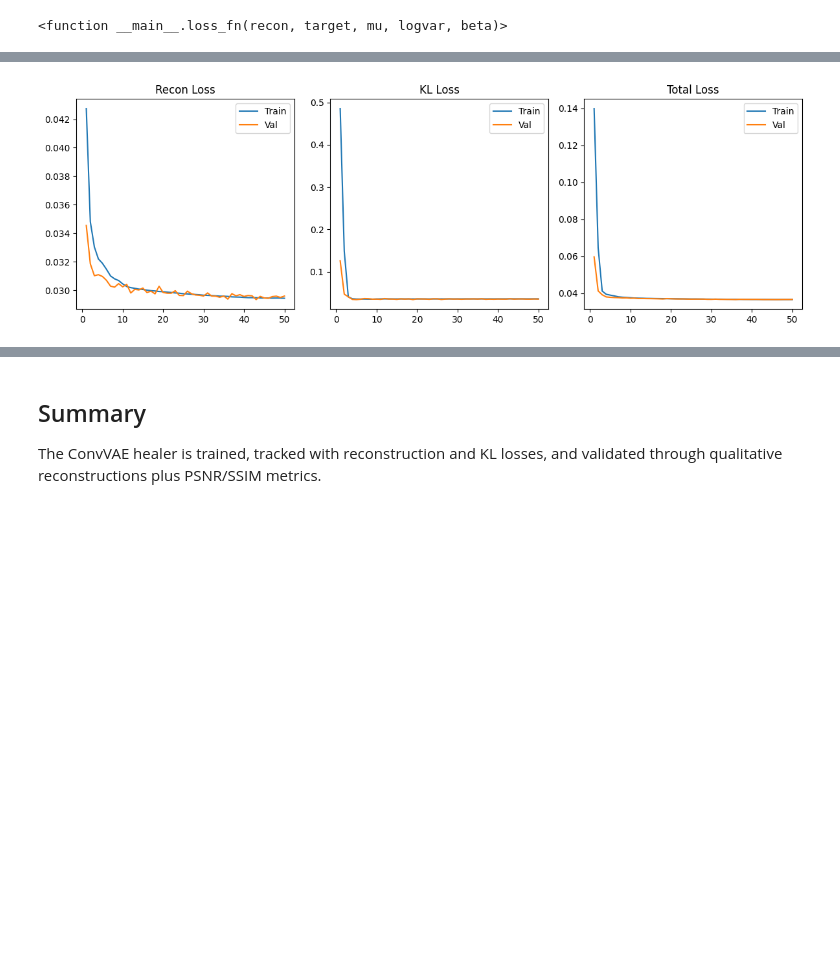
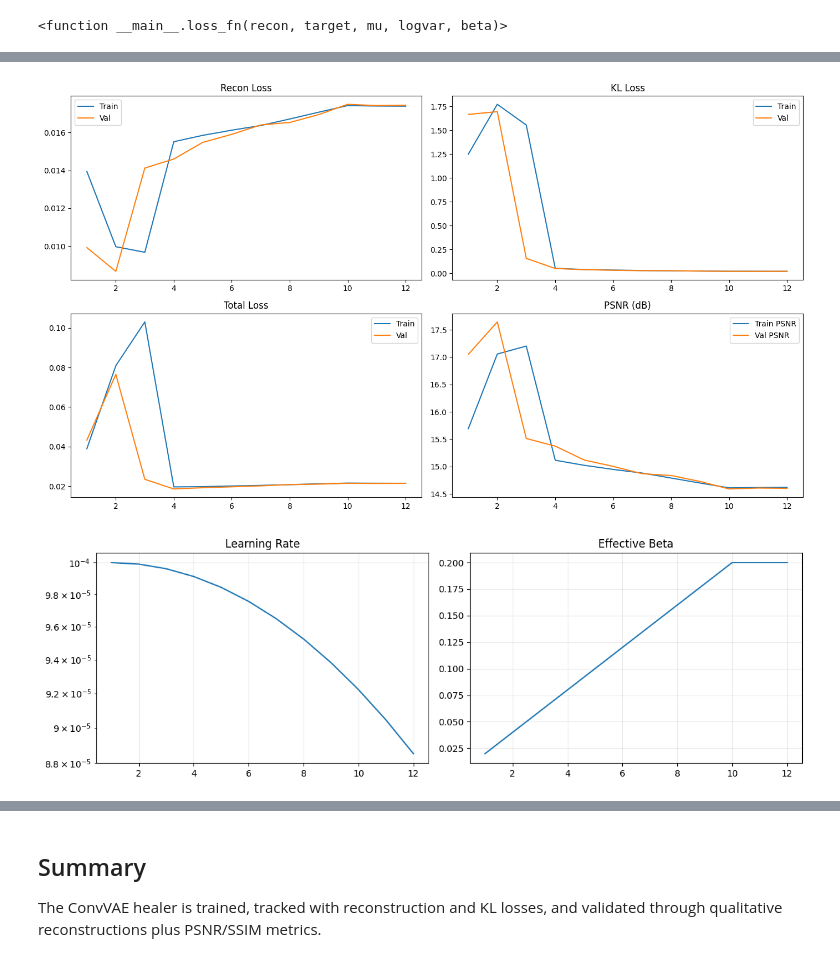
Before and after one commit to RushikeshMasalkar/SelfHealingNN, a Jupyter notebook: notebooks/02_ConvVAE_Training.ipynb, the cells around one changed output, grey strips where cells are left out. Drawn from its saved outputs; the diff is of its cells as text; code cells hidden in the pictures; blank space fills up the shorter version.

Commit message:
Fix evaluation normalization path and update training/eval notebooks

```diff
--- a/notebooks/02_ConvVAE_Training.ipynb
+++ b/notebooks/02_ConvVAE_Training.ipynb
@@ -137,6 +150,8 @@ force_fresh_start = False
 dataset_root = Path(config['dataset']['root'])
 if not dataset_root.is_absolute():
     dataset_root = (project_root / dataset_root).resolve()
+if not dataset_root.exists():
+    raise FileNotFoundError(f'Dataset root not found: {dataset_root}')
 
 checkpoint_dir = project_root / 'models' / 'checkpoints' / 'vae'
 latest_ckpt = checkpoint_dir / 'latest.pt'
@@ -177,6 +192,11 @@ history = train_vae(
     use_amp=use_amp,
     grad_clip_norm=float(config['training'].get('grad_clip_norm', 1.0)),
     denormalize_targets=bool(config['vae'].get('denormalize_targets', True)),
+    beta_schedule=str(config['vae'].get('beta_schedule', 'constant')),
+    beta_warmup_epochs=int(config['vae'].get('beta_warmup_epochs', 10)),
+    early_stop_metric=str(config['training'].get('vae_early_stop_metric', 'val_recon')),
+    recon_loss_type=str(config['vae'].get('recon_loss_type', 'smooth_l1')),
+    huber_delta=float(config['vae'].get('huber_delta', 1.0)),
 )
 
 print(f"Checkpoint directory: {checkpoint_dir}")
@@ -204,27 +224,51 @@ Fresh start forced: False
 # %%
 epochs = range(1, len(history['train_total']) + 1)
-plt.figure(figsize=(12, 4))
-plt.subplot(1, 3, 1)
+plt.figure(figsize=(14, 8))
+
+plt.subplot(2, 2, 1)
 plt.plot(epochs, history['train_recon'], label='Train')
 plt.plot(epochs, history['val_recon'], label='Val')
 plt.title('Recon Loss')
 plt.legend()
 
-plt.subplot(1, 3, 2)
+plt.subplot(2, 2, 2)
 plt.plot(epochs, history['train_kl'], label='Train')
 plt.plot(epochs, history['val_kl'], label='Val')
 plt.title('KL Loss')
 plt.legend()
 
-plt.subplot(1, 3, 3)
+plt.subplot(2, 2, 3)
 plt.plot(epochs, history['train_total'], label='Train')
 plt.plot(epochs, history['val_total'], label='Val')
 plt.title('Total Loss')
 plt.legend()
+
+plt.subplot(2, 2, 4)
+plt.plot(epochs, history.get('train_psnr', []), label='Train PSNR')
+plt.plot(epochs, history.get('val_psnr', []), label='Val PSNR')
+plt.title('PSNR (dB)')
+plt.legend()
+
 plt.tight_layout()
 plt.show()
+
+if history.get('lr') and history.get('beta'):
+    plt.figure(figsize=(12, 4))
+    plt.subplot(1, 2, 1)
+    plt.plot(epochs, history['lr'])
+    plt.title('Learning Rate')
+    plt.yscale('log')
+    plt.grid(alpha=0.25)
+
+    plt.subplot(1, 2, 2)
+    plt.plot(epochs, history['beta'])
+    plt.title('Effective Beta')
+    plt.grid(alpha=0.25)
+    plt.tight_layout()
+    plt.show()
 # %% [output]
-[figure, old version]
+[figure, new version]
+[figure, added]
 # %%
 model.load_state_dict(torch.load(str(project_root / 'models' / 'conv_vae_best.pth'), map_location=device))
 model.eval()
```
Also changed, not shown: parts of 4 cells of this notebook, 9 other files.
